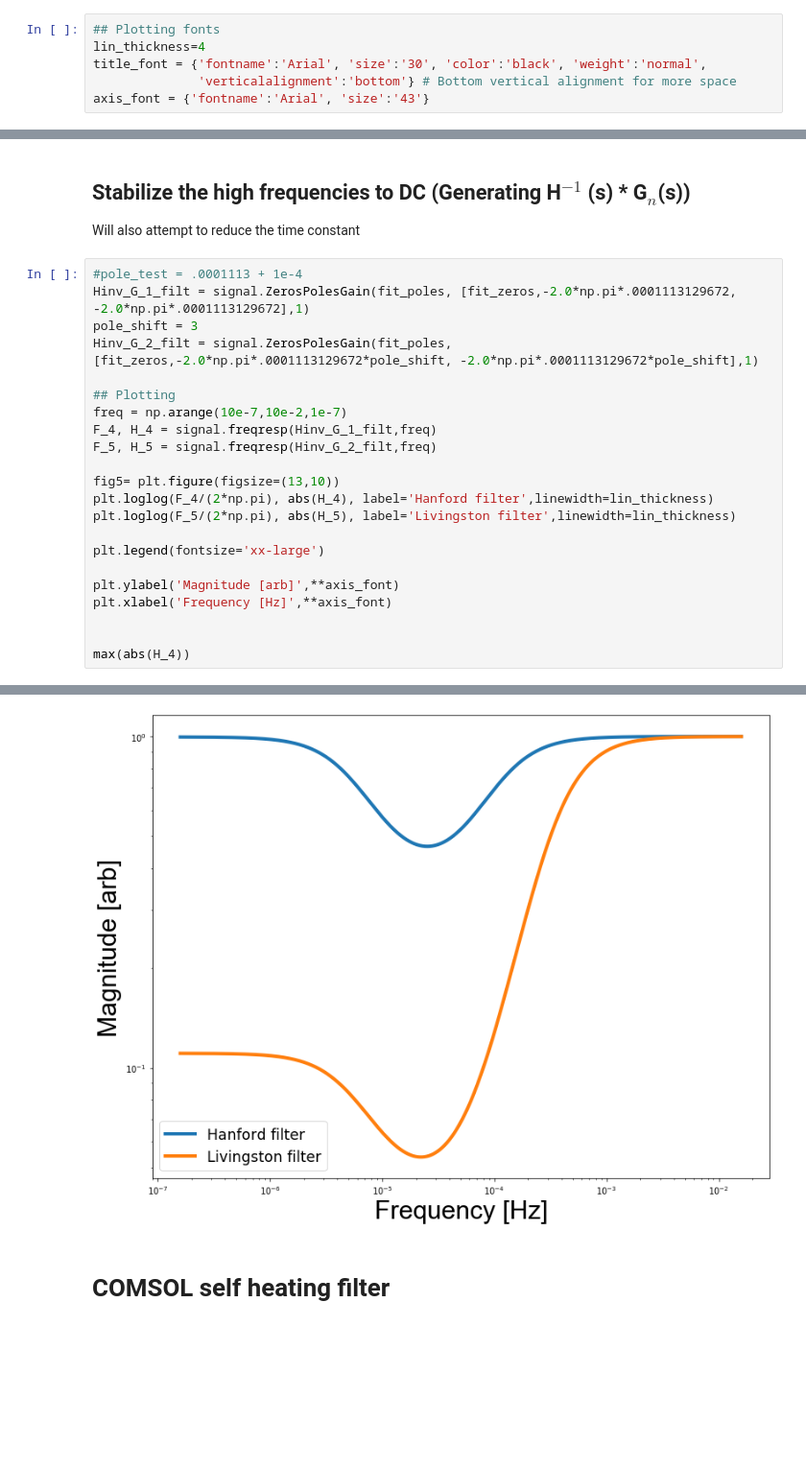
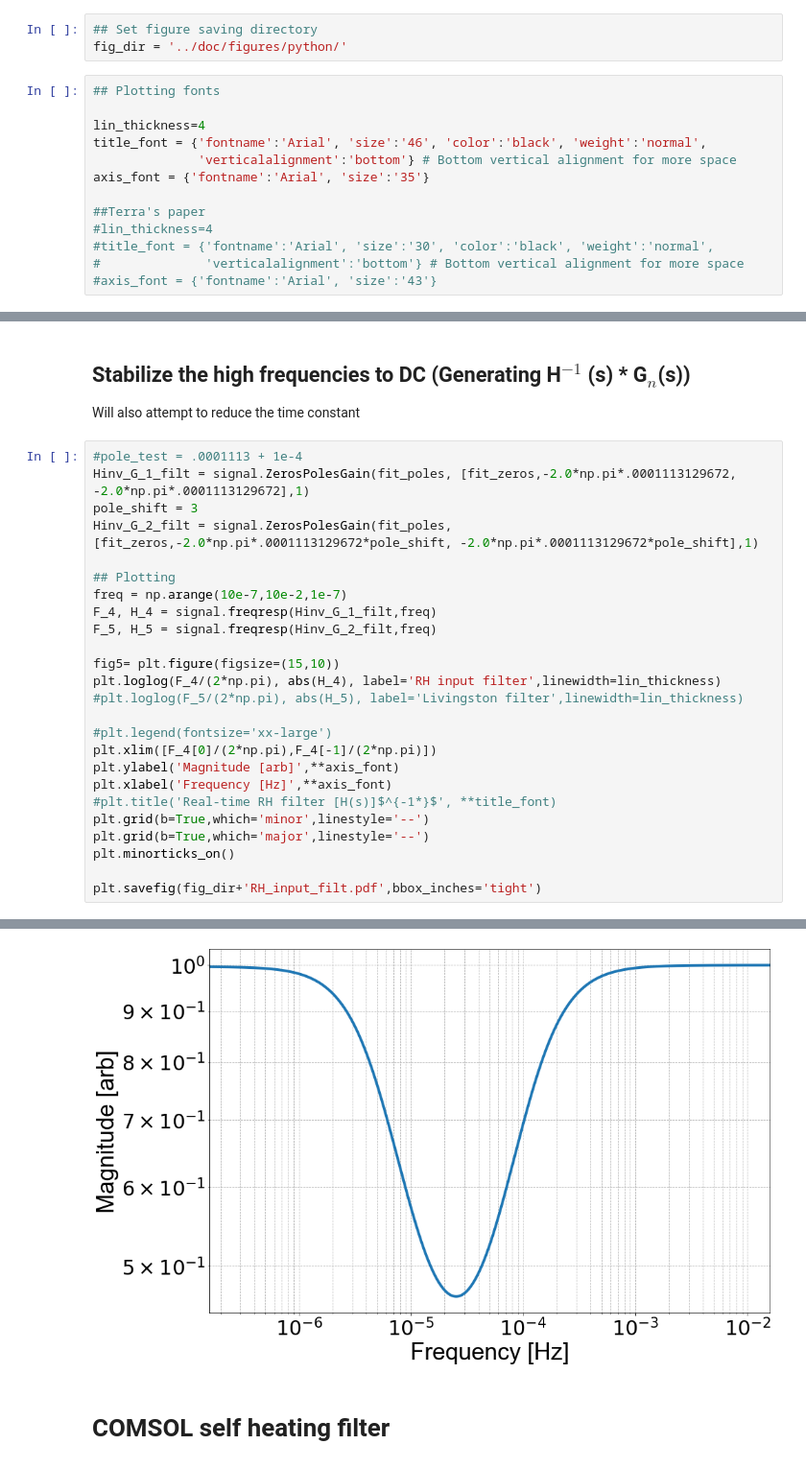
Before and after one commit to dancvan/IRHF, a Jupyter notebook: code/IRHF_w_self_heating.ipynb, the cells around one changed output, grey strips where cells are left out. Shown at 96% size. Drawn from its saved outputs; the diff is of its cells as text; blank space fills up the shorter version.

```diff
--- a/code/IRHF_w_self_heating.ipynb
+++ b/code/IRHF_w_self_heating.ipynb
@@ -5,12 +5,22 @@ import matplotlib.pyplot as plt
 import numpy as np
 from scipy import signal
 import h5py
+# %%
+## Set figure saving directory
+fig_dir = '../doc/figures/python/'
 # %%
 ## Plotting fonts
+
 lin_thickness=4
-title_font = {'fontname':'Arial', 'size':'30', 'color':'black', 'weight':'normal',
+title_font = {'fontname':'Arial', 'size':'46', 'color':'black', 'weight':'normal',
               'verticalalignment':'bottom'} # Bottom vertical alignment for more space
-axis_font = {'fontname':'Arial', 'size':'43'}
+axis_font = {'fontname':'Arial', 'size':'35'}
+
+##Terra's paper
+#lin_thickness=4
+#title_font = {'fontname':'Arial', 'size':'30', 'color':'black', 'weight':'normal',
+#              'verticalalignment':'bottom'} # Bottom vertical alignment for more space
+#axis_font = {'fontname':'Arial', 'size':'43'}
 # %% [markdown]
 # RH FILTER
 # %% [markdown]
@@ -112,15 +160,18 @@ freq = np.arange(10e-7,10e-2,1e-7)
 F_4, H_4 = signal.freqresp(Hinv_G_1_filt,freq)
 F_5, H_5 = signal.freqresp(Hinv_G_2_filt,freq)
 
-fig5= plt.figure(figsize=(13,10))
-plt.loglog(F_4/(2*np.pi), abs(H_4), label='Hanford filter',linewidth=lin_thickness)
-plt.loglog(F_5/(2*np.pi), abs(H_5), label='Livingston filter',linewidth=lin_thickness)
+fig5= plt.figure(figsize=(15,10))
+plt.loglog(F_4/(2*np.pi), abs(H_4), label='RH input filter',linewidth=lin_thickness)
+#plt.loglog(F_5/(2*np.pi), abs(H_5), label='Livingston filter',linewidth=lin_thickness)
 
-plt.legend(fontsize='xx-large')
-
+#plt.legend(fontsize='xx-large')
+plt.xlim([F_4[0]/(2*np.pi),F_4[-1]/(2*np.pi)])
 plt.ylabel('Magnitude [arb]',**axis_font)
 plt.xlabel('Frequency [Hz]',**axis_font)
+#plt.title('Real-time RH filter [H(s)]$^{-1*}$', **title_font)
+plt.grid(b=True,which='minor',linestyle='--')
+plt.grid(b=True,which='major',linestyle='--')
+plt.minorticks_on()
 
-
-max(abs(H_4))
+plt.savefig(fig_dir+'RH_input_filt.pdf',bbox_inches='tight')
 # %% [output]
@@ -128,4 +178,4 @@ max(abs(H_4))
-[figure, old version]
+[figure, new version]
 # %% [markdown]
 # COMSOL self heating filter
 # %% [markdown]
```
Also changed, not shown: parts of 26 cells of this notebook, 1 other file.
